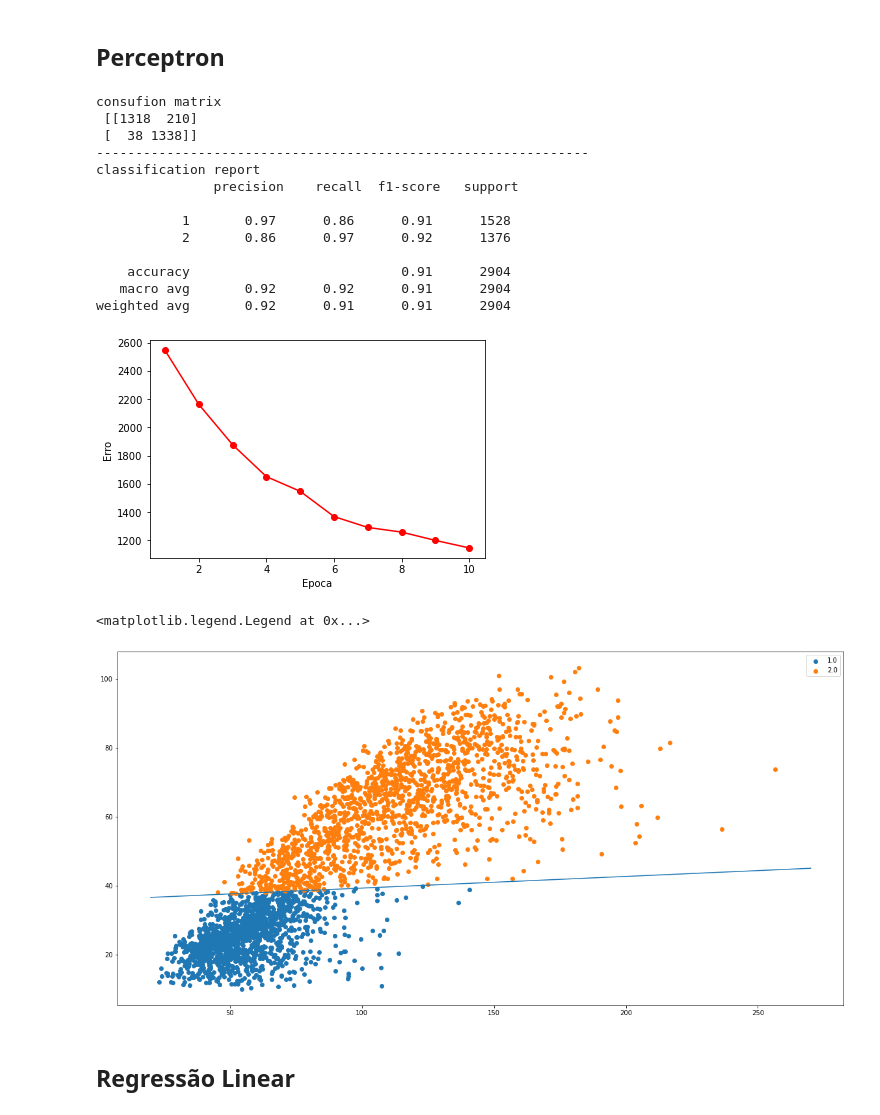
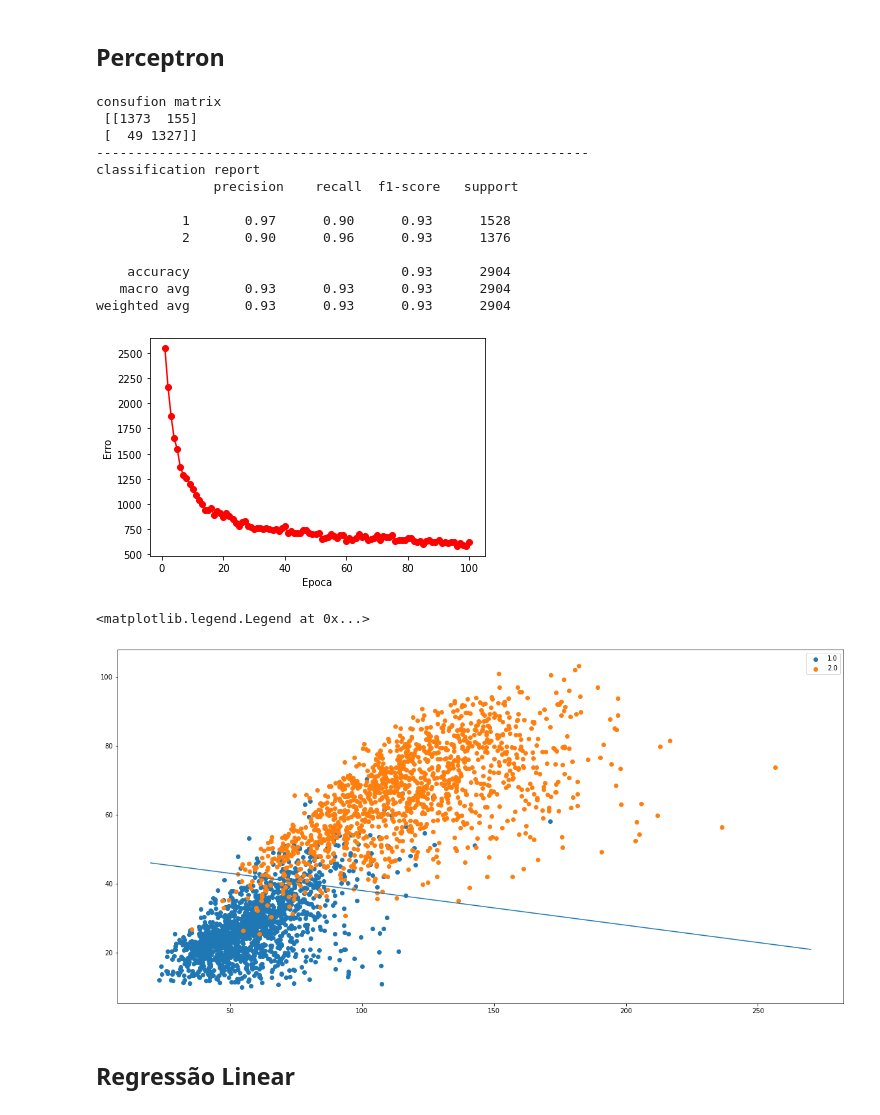
Before and after one commit to ednaldo-neto/Machine-Learning, a Jupyter notebook: Mini projeto Machine learning ednaldo.ipynb, the cells around one changed output. Cells and saved outputs as stored; diff of their text form; code cells hidden in the pictures.

```diff
--- a/Mini projeto Machine learning ednaldo.ipynb
+++ b/Mini projeto Machine learning ednaldo.ipynb
@@ -71,7 +71,7 @@ def reduced(filepath):#reduzir um arquivo usando simetria e intensidade
     return redu_data
 # %%
 #recebe arquivo csv reduz e tranforma em csv novamente
-'''train = reduced("train.csv")
+train = reduced("train.csv")
 train.to_csv("train_redu.csv")
 test = reduced("test.csv")
-test.to_csv("test_redu.csv")'''
+test.to_csv("test_redu.csv")
@@ -168,7 +176,7 @@ class perceptron:
     def get_w_(self):
         return self.w_
 # %%
-ppn = perceptron( n_iter = 10, primaria = primaria, secundaria = secundaria)
+ppn = perceptron( n_iter = 100, primaria = primaria, secundaria = secundaria)
 ppn.fit(x_train,y_train)
 y_pred = ppn.predict(x_test)
 # %%
@@ -177,47 +185,47 @@ print('consufion matrix\n',mc,'\n-----------------------------------------------
 print('classification report\n',sklearn.metrics.classification_report(y_test,y_pred,zero_division= 0))
 # %% [output]
 consufion matrix
- [[1318  210]
- [  38 1338]]
+ [[1373  155]
+ [  49 1327]]
 ---------------------------------------------------------------
 classification report
                precision    recall  f1-score   support
 
-           1       0.97      0.86      0.91      1528
-           2       0.86      0.97      0.92      1376
+           1       0.97      0.90      0.93      1528
+           2       0.90      0.96      0.93      1376
 
-    accuracy                           0.91      2904
-   macro avg       0.92      0.92      0.91      2904
-weighted avg       0.92      0.91      0.91      2904
+    accuracy                           0.93      2904
+   macro avg       0.93      0.93      0.93      2904
+weighted avg       0.93      0.93      0.93      2904
 # %%
 plt.plot(range(1,len(ppn.errors_)+1),ppn.errors_, marker = 'o', color='red')
 plt.xlabel('Epoca')
 plt.ylabel('Erro')
 plt.show()
 # %% [output]
-[figure, old version]
+[figure, new version]
 # %%
-data = pd.DataFrame(np.column_stack((x_test,y_pred)), columns=['x0','x1','x2','class'])
+data = pd.DataFrame(np.column_stack((x_test,y_test)), columns=['x0','x1','x2','class'])
 
 classes = data['class'].unique()
 w = ppn.w_[1:] + ppn.w_[0]
 figure = plt.figure(figsize=(20,10))
 axis = figure.add_subplot(111)
 
 for classe in classes:
     valores =  data[data['class'] == classe].values
     y = valores[:,1]
     z = valores[:,2]
     axis.scatter(y,z, label=classe)
 
 x_new = np.linspace(20,270,1000)
 
 plt.plot(x_new, (-w[0] - w[1]*x_new)/w[2])
 
 axis.legend()
 # %% [output]
 <matplotlib.legend.Legend at 0x...>
-[figure, old version]
+[figure, new version]
 # %% [markdown]
 ## Regressão Linear
 # %%
```
Also changed, not shown: parts of 17 cells of this notebook.
